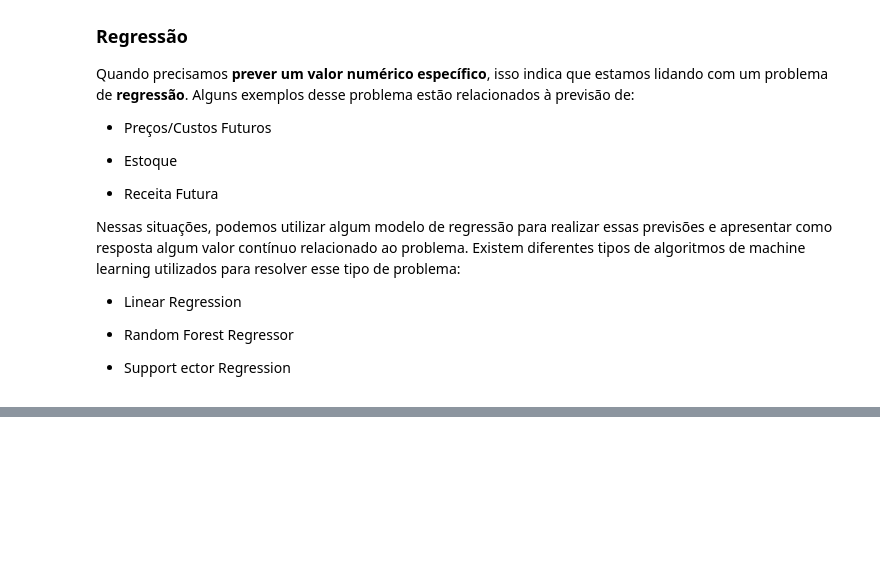
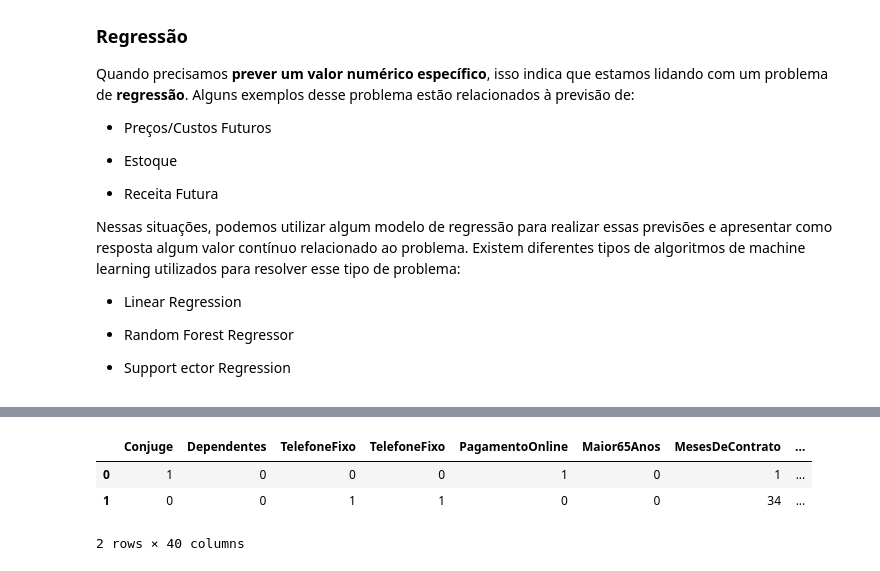
Before and after one commit to LucasDiasNardino/FormacaoMachineLearning, a Jupyter notebook: Classifcacao/aula1.ipynb, the cells around one changed output, grey strips where cells are left out. Saved outputs shown, nothing was run; the diff lists cells and outputs as text; code cells hidden in the pictures; blank space fills up the shorter version.

```diff
--- a/Classifcacao/codigo.ipynb
+++ b/Classifcacao/aula1.ipynb
@@ -116,0 +150,10 @@ Nessas situações, podemos utilizar algum modelo de regressão para realizar es
+# %%
+dados_final = pd.concat([X, y], axis=1)  # Concatena a variável target (y) com as features (X)
+
+# Verifica se o balanceamento e a concatenação estão corretos.
+dados_final.head(2)
+# %% [output]
+|  | Conjuge | Dependentes | TelefoneFixo | TelefoneFixo | PagamentoOnline | Maior65Anos | MesesDeContrato | ... |
+| 0 | 1 | 0 | 0 | 0 | 1 | 0 | 1 | ... |
+| 1 | 0 | 0 | 1 | 1 | 0 | 0 | 34 | ... |
+2 rows × 40 columns
```
Also changed, not shown: parts of 7 cells of this notebook.
